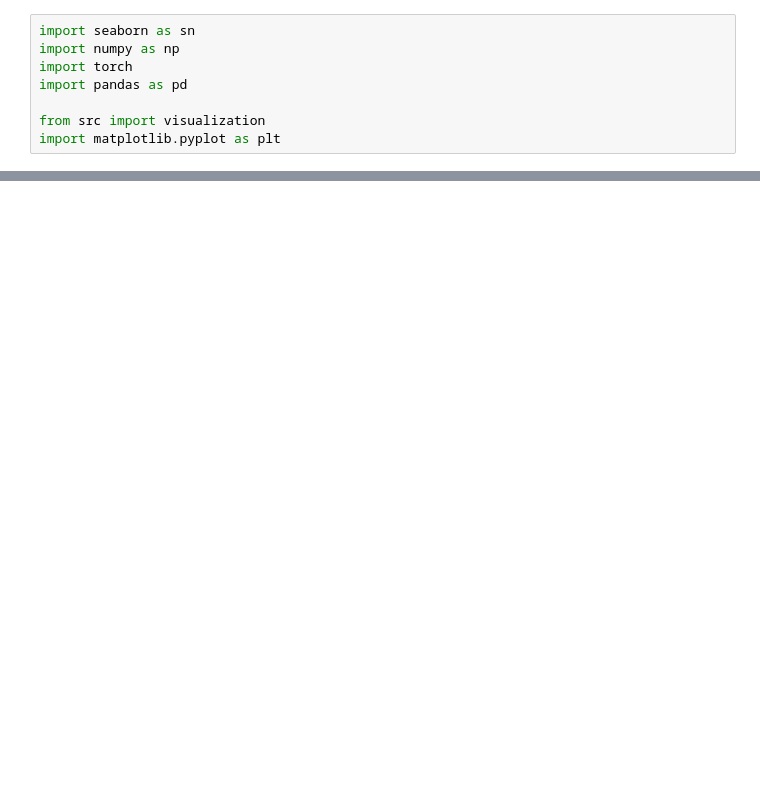
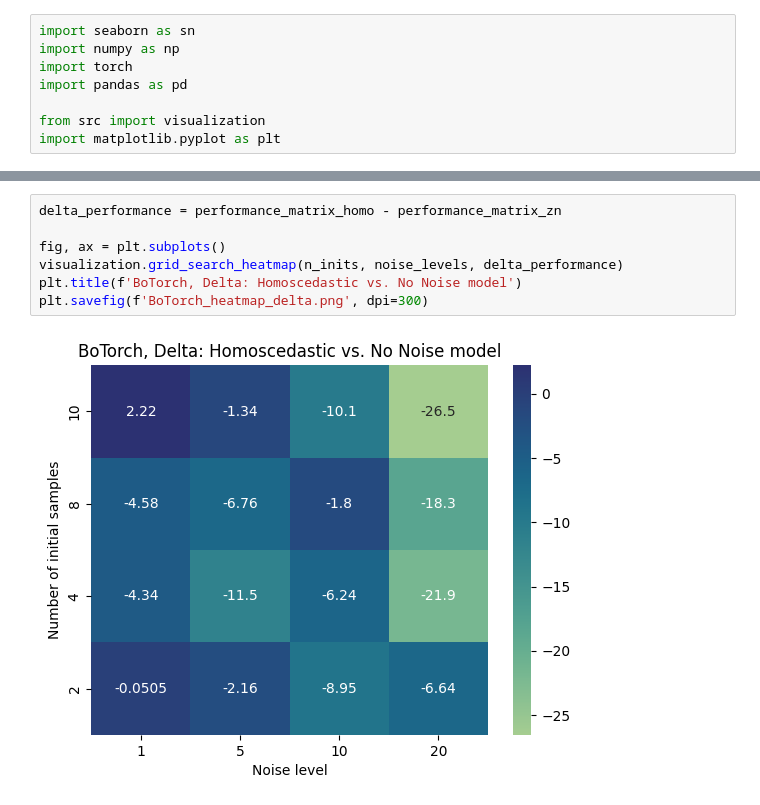
Before and after one commit to AC-BO-Hackathon/project-noisy-nerds, a Jupyter notebook: botorch_results_plots.ipynb, the cells around one changed output, grey strips where cells are left out. Saved outputs shown, nothing was run; the diff lists cells and outputs as text; blank space fills up the shorter version.

```diff
--- a/botorch_results_plots.ipynb
+++ b/botorch_results_plots.ipynb
@@ -32,0 +77,9 @@ plt.savefig('BoTorch_heatmap.png', dpi=300)
+# %%
+delta_performance = performance_matrix_homo - performance_matrix_zn
+
+fig, ax = plt.subplots()
+visualization.grid_search_heatmap(n_inits, noise_levels, delta_performance)
+plt.title(f'BoTorch, Delta: Homoscedastic vs. No Noise model')
+plt.savefig(f'BoTorch_heatmap_delta.png', dpi=300)
+# %% [output]
+[figure, added]
```
Also changed, not shown: parts of 5 cells of this notebook, 1 other file.
